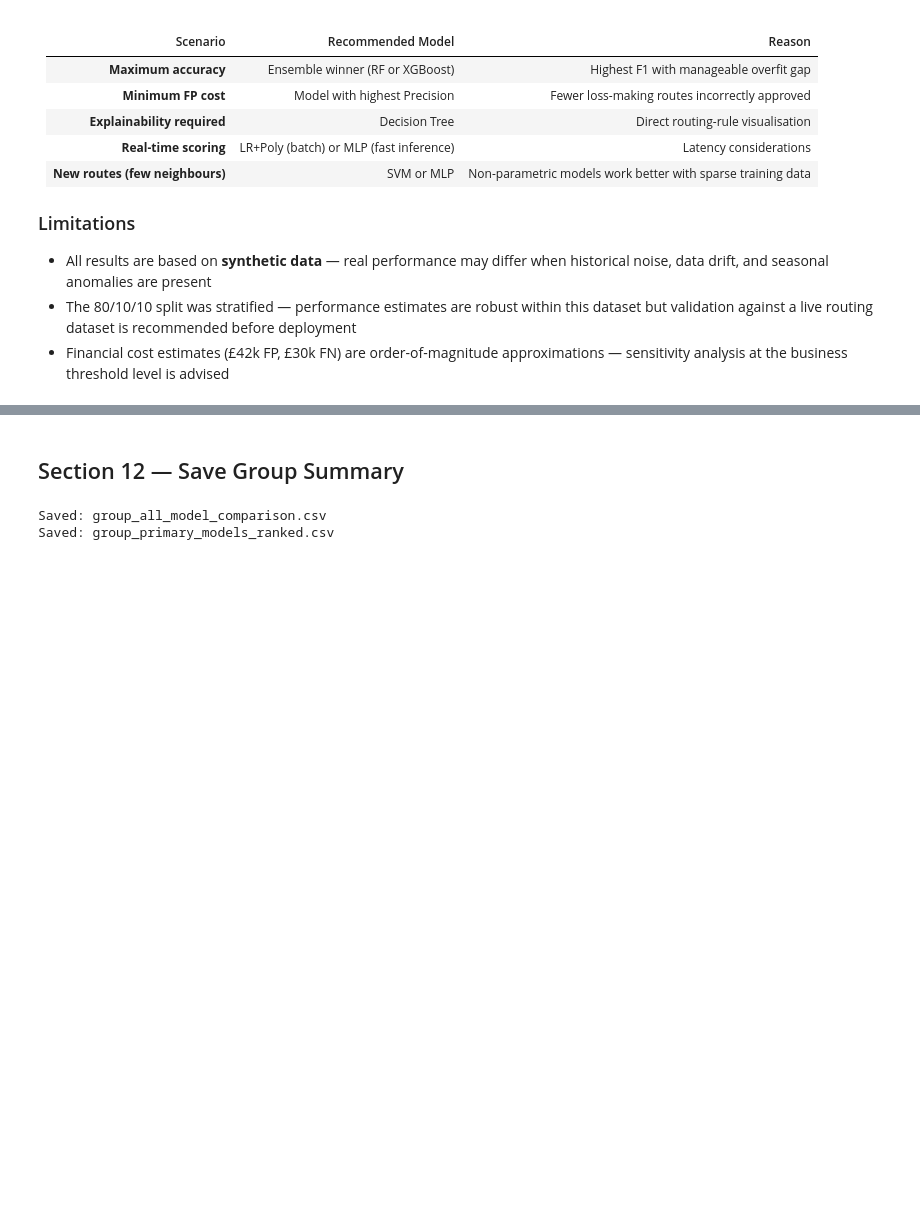
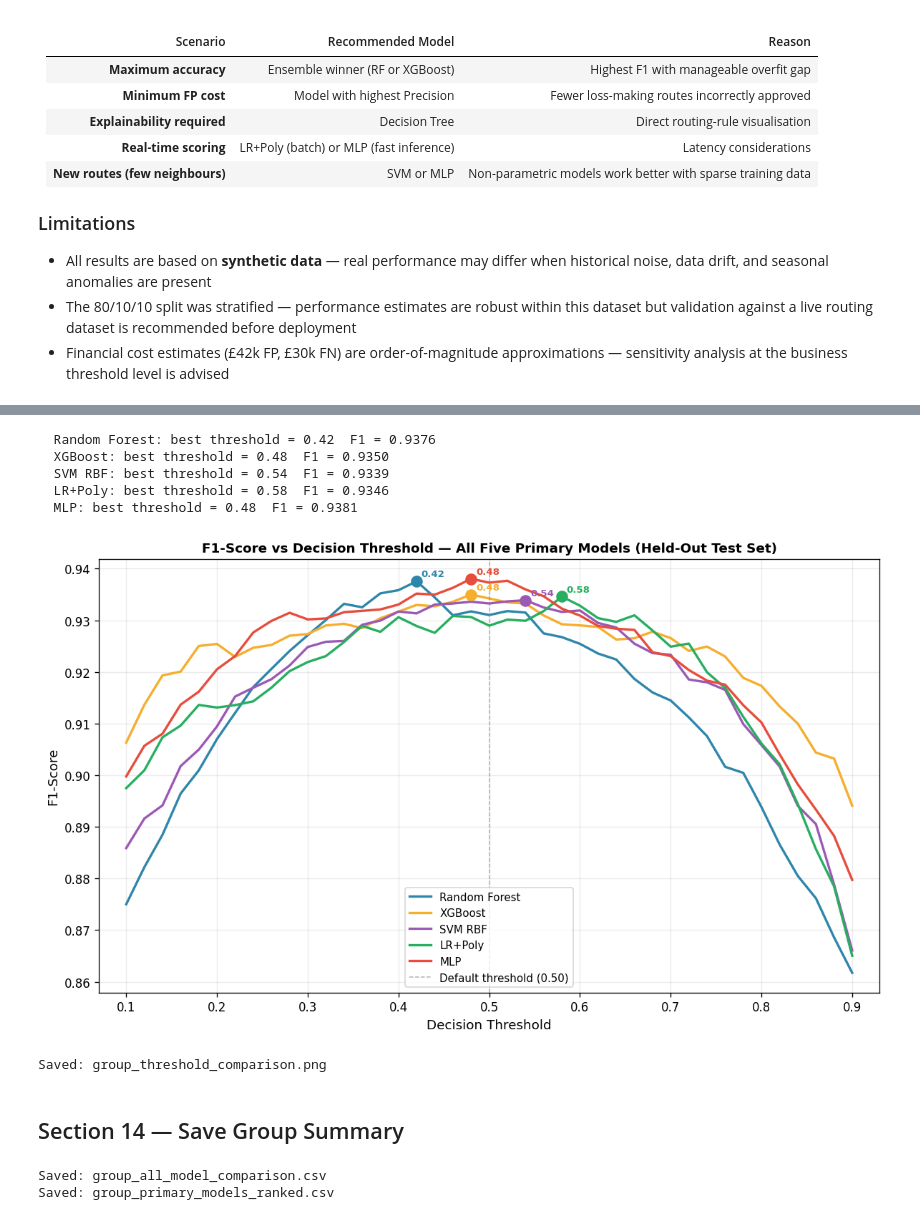
Before and after one commit to AFZAL-004/BADV_Group1, a Jupyter notebook: Group_Combined_Comparison.ipynb, the cells around one changed output, grey strips where cells are left out. Saved outputs shown, nothing was run; the diff lists cells and outputs as text; code cells hidden in the pictures; blank space fills up the shorter version.

```diff
--- a/Group_Combined_Comparison.ipynb
+++ b/Group_Combined_Comparison.ipynb
@@ -478,5 +611,76 @@ if not all_results.empty:
+# %%
+import pickle
+import numpy as np
+import matplotlib.pyplot as plt
+import os
+from sklearn.metrics import f1_score as _f1_score
+
+_thresholds = np.arange(0.10, 0.91, 0.02)
+
+threshold_results = {}
+for _mname, _pkl_path in model_pkl_map.items():
+    if not _pkl_path.exists():
+        print(f'  WARNING: Missing pkl — {_pkl_path}')
+        continue
+    try:
+        with open(_pkl_path, 'rb') as _fh:
+            _model = pickle.load(_fh)
+    except Exception as _load_err:
+        print(f'  SKIP {_mname}: pkl load failed ({_load_err})')
+        continue
+    _X_use = _model_input[_mname]
+    _proba = _model.predict_proba(_X_use)[:, 1]
+    _f1s = [
+        _f1_score(y_arr, (_proba >= _t).astype(int), zero_division=0)
+        for _t in _thresholds
+    ]
+    threshold_results[_mname] = _f1s
+    _best_t = _thresholds[int(np.argmax(_f1s))]
+    print(f'  {_mname}: best threshold = {_best_t:.2f}  F1 = {max(_f1s):.4f}')
+
+if threshold_results:
+    fig, ax = plt.subplots(figsize=(10, 6), dpi=120)
+
+    for _mname, _f1s in threshold_results.items():
+        _color = MODEL_COLORS.get(_mname, '#95A5A6')
+        ax.plot(_thresholds, _f1s, label=_mname, color=_color, lw=2)
+        _best_idx = int(np.argmax(_f1s))
+        ax.scatter(_thresholds[_best_idx], _f1s[_best_idx],
+                   color=_color, s=80, zorder=5)
+        ax.annotate(
+            f'{_thresholds[_best_idx]:.2f}',
+            (_thresholds[_best_idx], _f1s[_best_idx]),
+            textcoords='offset points', xytext=(4, 4),
+            fontsize=8, color=_color, fontweight='bold'
+        )
+
+    ax.axvline(0.5, color='gray', ls='--', lw=0.9, alpha=0.6,
+               label='Default threshold (0.50)')
+    ax.set_xlabel('Decision Threshold', fontsize=11)
+    ax.set_ylabel('F1-Score', fontsize=11)
+    ax.set_title(
+        'F1-Score vs Decision Threshold — All Five Primary Models (Held-Out Test Set)',
+        fontweight='bold', fontsize=11
+    )
+    ax.legend(fontsize=9, loc='lower center')
+    ax.grid(True, alpha=0.25)
+    ax.set_xlim(0.07, 0.93)
+    plt.tight_layout()
+    plt.savefig(os.path.join(FIG_DIR, 'group_threshold_comparison.png'), dpi=150, bbox_inches='tight')
+    plt.show()
+    print('Saved: group_threshold_comparison.png')
+else:
+    print('No threshold results — ensure all member pkl files exist.')
+# %% [output]
+  Random Forest: best threshold = 0.42  F1 = 0.9376
+  XGBoost: best threshold = 0.48  F1 = 0.9350
+  SVM RBF: best threshold = 0.54  F1 = 0.9339
+  LR+Poly: best threshold = 0.58  F1 = 0.9346
+  MLP: best threshold = 0.48  F1 = 0.9381
+[figure, added]
+Saved: group_threshold_comparison.png
 # %% [markdown]
-## Section 12 — Save Group Summary
+## Section 14 — Save Group Summary
 # %%
 if not all_results.empty:
     all_results.to_csv(os.path.join(GROUP_DIR, 'group_all_model_comparison.csv'), index=False)
```
Also changed, not shown: parts of 3 cells of this notebook, 14 other files.
